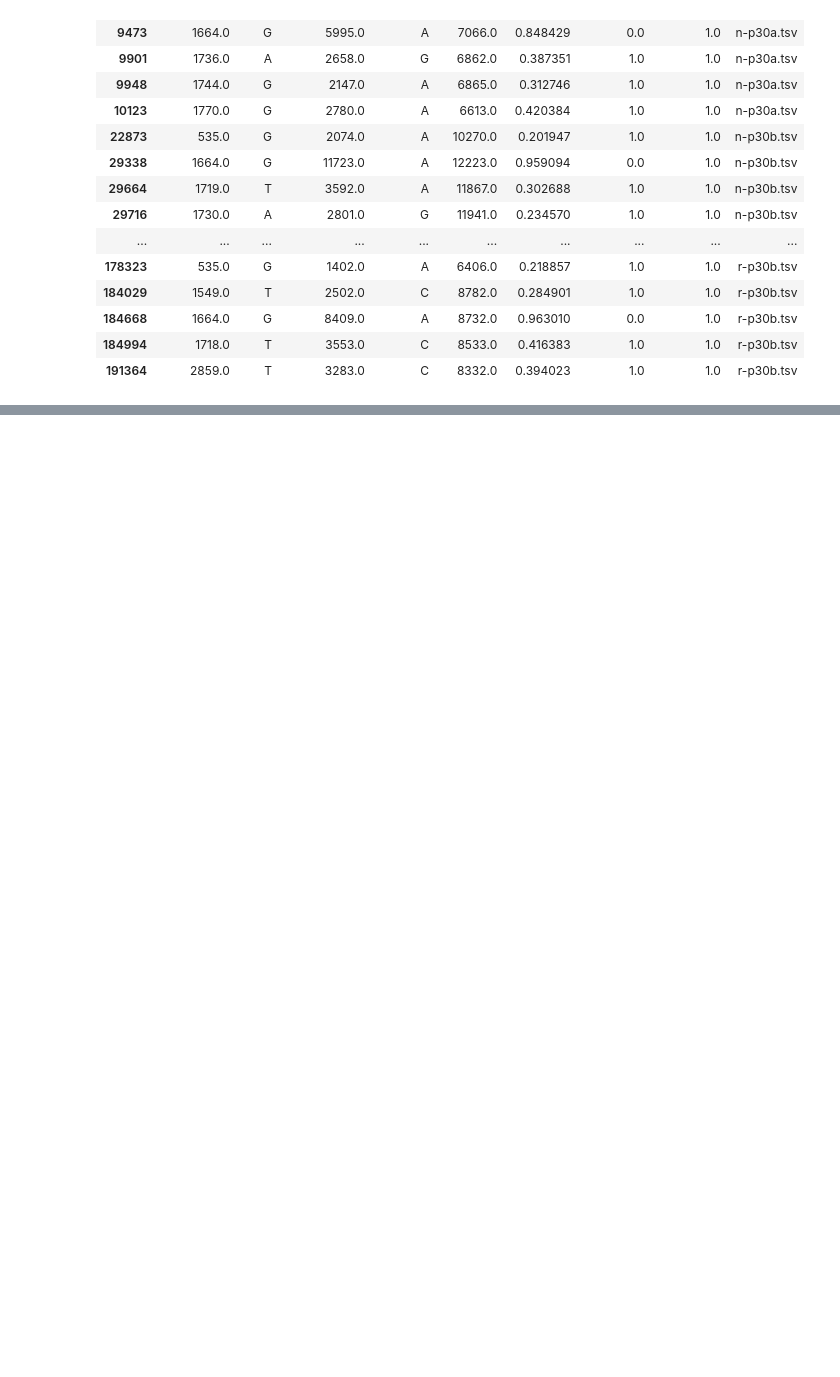
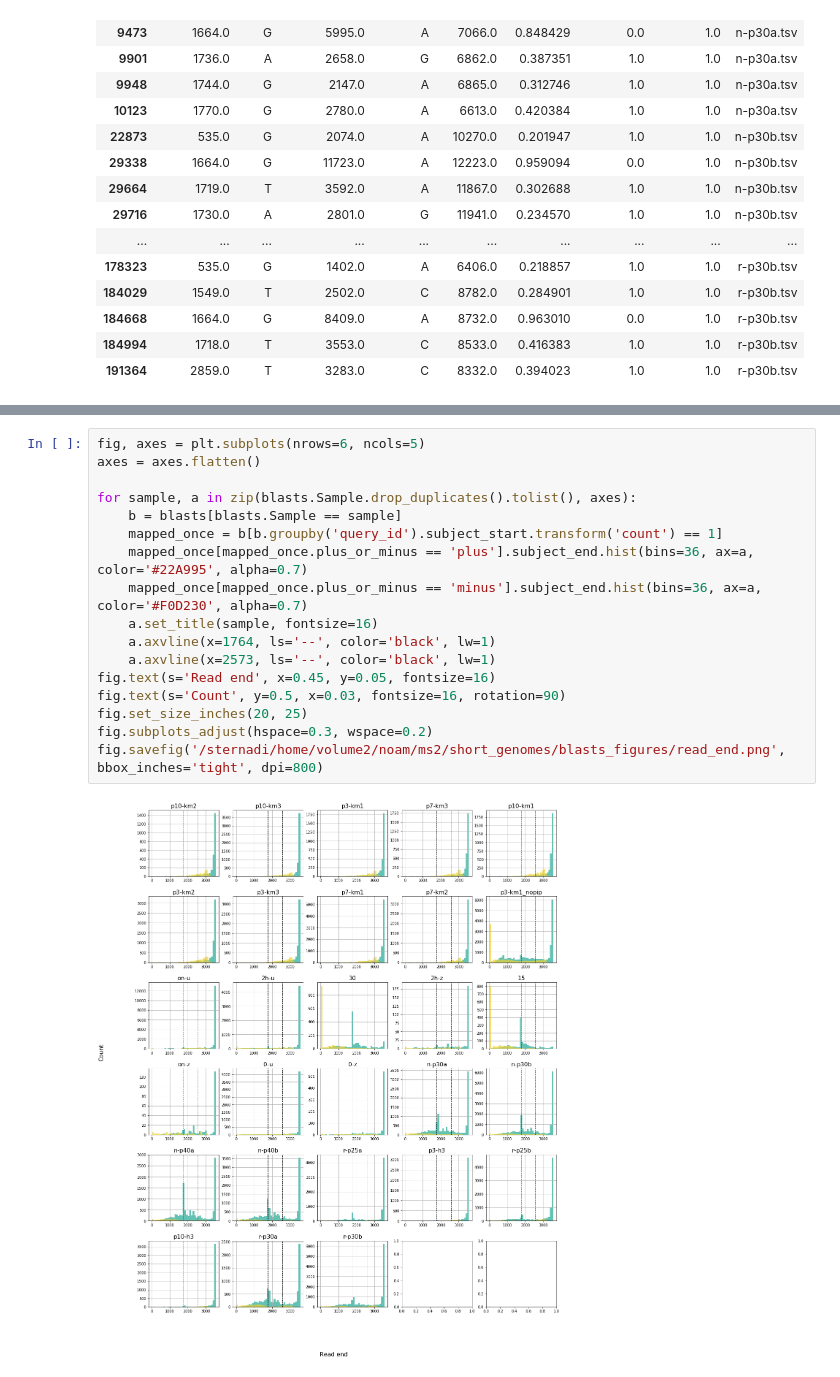
Before and after one commit to taliaku/SternLab, a Jupyter notebook: MS2_analysis/loop_genomics_short_genomes.ipynb, the cells around one changed output, grey strips where cells are left out. Drawn from its saved outputs; the diff is of its cells as text; blank space fills up the shorter version.

```diff
--- a/MS2_analysis/loop_genomics_short_genomes.ipynb
+++ b/MS2_analysis/loop_genomics_short_genomes.ipynb
@@ -497,0 +637,19 @@ for i in ['p3-km1', 'p3-km1_nopip', 'p3-km2', 'p3-km3', 'p7-km1', 'p7-km2', 'p7-
+# %%
+fig, axes = plt.subplots(nrows=6, ncols=5)
+axes = axes.flatten()
+
+for sample, a in zip(blasts.Sample.drop_duplicates().tolist(), axes):
+    b = blasts[blasts.Sample == sample]
+    mapped_once = b[b.groupby('query_id').subject_start.transform('count') == 1]
+    mapped_once[mapped_once.plus_or_minus == 'plus'].subject_end.hist(bins=36, ax=a, color='#22A995', alpha=0.7)
+    mapped_once[mapped_once.plus_or_minus == 'minus'].subject_end.hist(bins=36, ax=a, color='#F0D230', alpha=0.7)
+    a.set_title(sample, fontsize=16)
+    a.axvline(x=1764, ls='--', color='black', lw=1)
+    a.axvline(x=2573, ls='--', color='black', lw=1)
+fig.text(s='Read end', x=0.45, y=0.05, fontsize=16)
+fig.text(s='Count', y=0.5, x=0.03, fontsize=16, rotation=90)
+fig.set_size_inches(20, 25)
+fig.subplots_adjust(hspace=0.3, wspace=0.2)
+fig.savefig('/sternadi/home/volume2/noam/ms2/short_genomes/blasts_figures/read_end.png', bbox_inches='tight', dpi=800)
+# %% [output]
+[figure, added]
```
Also changed, not shown: parts of 22 cells of this notebook, 1 other file.
